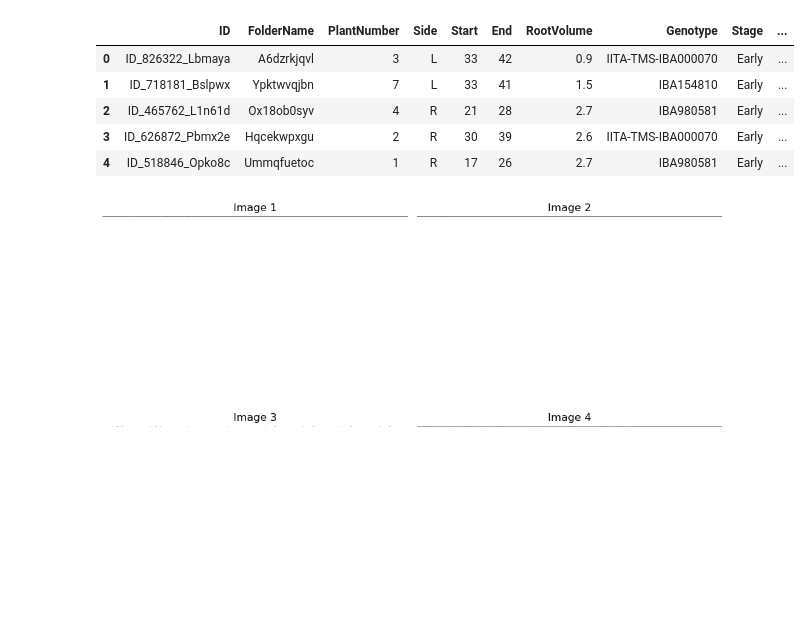
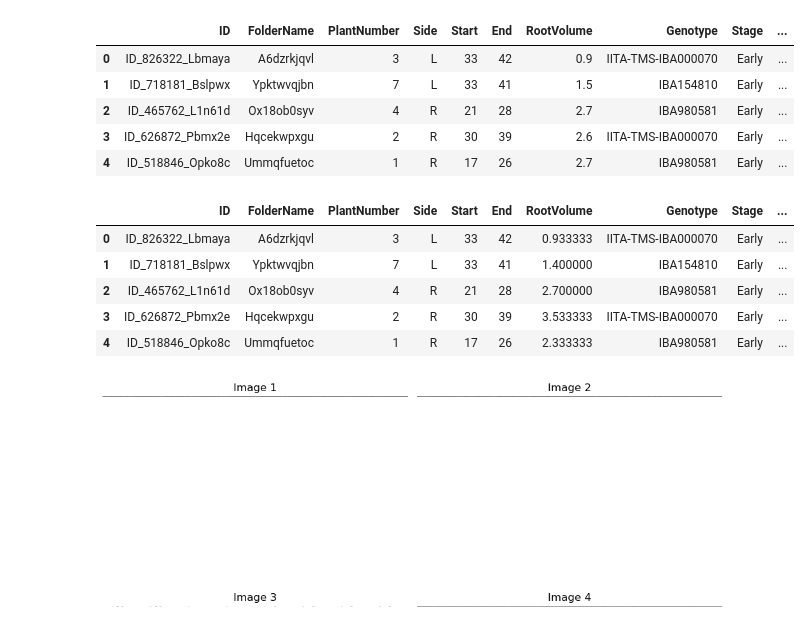
Before and after one commit to rainhard-obura/computer_vision_projects, a Jupyter notebook: root_volume_estimation_challenge/zindi-cgiar-root-volume-challenge.ipynb, the cells around one changed output. Cells and saved outputs as stored; diff of their text form; code cells hidden in the pictures; blank space fills up the shorter version.

```diff
--- a/root_volume_estimation_challenge/zindi-cgiar-root-volume-challenge.ipynb
+++ b/root_volume_estimation_challenge/zindi-cgiar-root-volume-challenge.ipynb
@@ -435,3 +437,12 @@ new_train_df.head()
+# %%
+new_train_df.head()
+# %% [output]
+|  | ID | FolderName | PlantNumber | Side | Start | End | RootVolume | Genotype | Stage | ... |
+| 0 | ID_826322_Lbmaya | A6dzrkjqvl | 3 | L | 33 | 42 | 0.933333 | IITA-TMS-IBA000070 | Early | ... |
+| 1 | ID_718181_Bslpwx | Ypktwvqjbn | 7 | L | 33 | 41 | 1.400000 | IBA154810 | Early | ... |
+| 2 | ID_465762_L1n61d | Ox18ob0syv | 4 | R | 21 | 28 | 2.700000 | IBA980581 | Early | ... |
+| 3 | ID_626872_Pbmx2e | Hqcekwpxgu | 2 | R | 30 | 39 | 3.533333 | IITA-TMS-IBA000070 | Early | ... |
+| 4 | ID_518846_Opko8c | Ummqfuetoc | 1 | R | 17 | 26 | 2.333333 | IBA980581 | Early | ... |
 # %%
 new_test_df = generate_merged_images(test_df, TEST_OUTPUT_DIR, TEST_DATA_PATH)
 # %%
```
Also changed, not shown: parts of 9 cells of this notebook.
